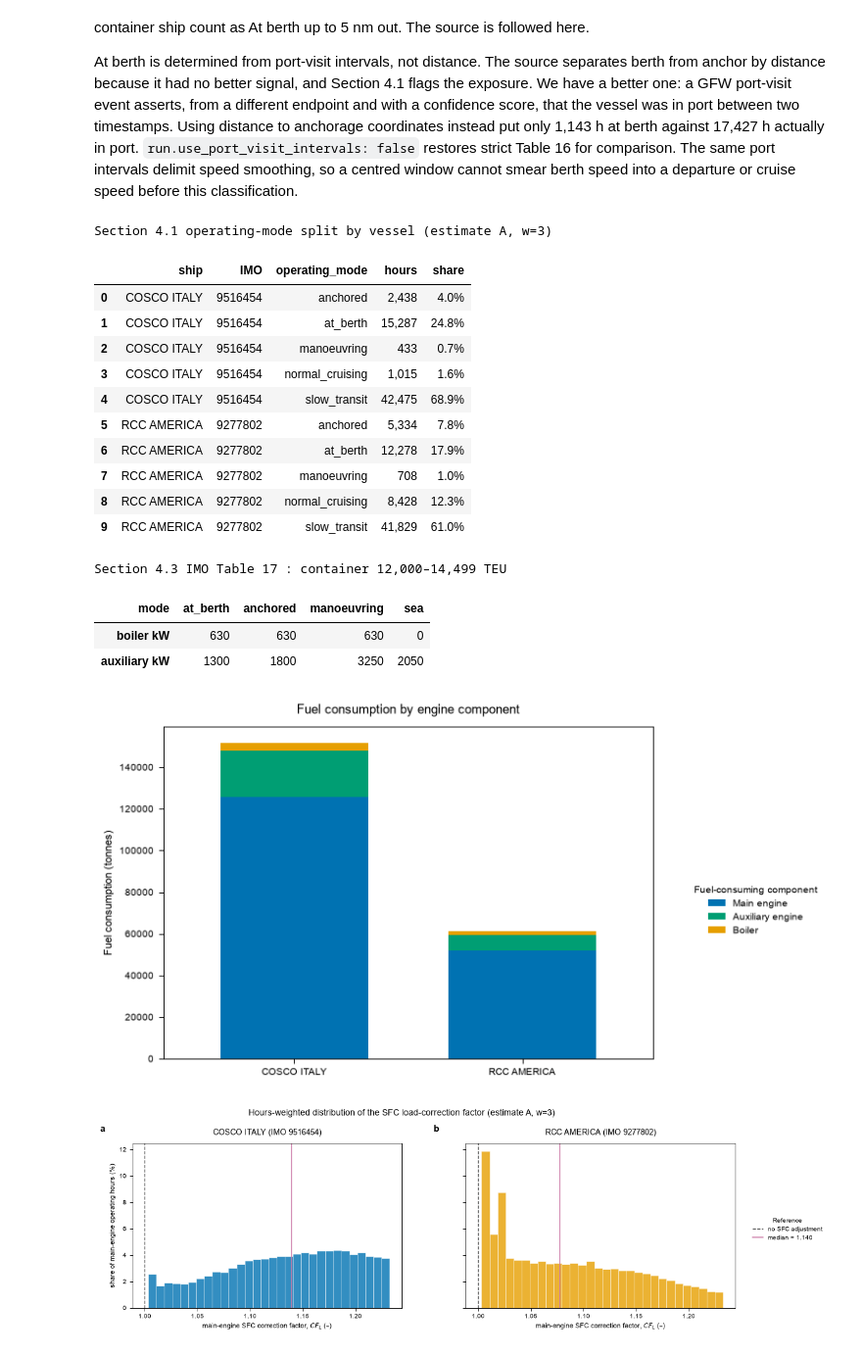
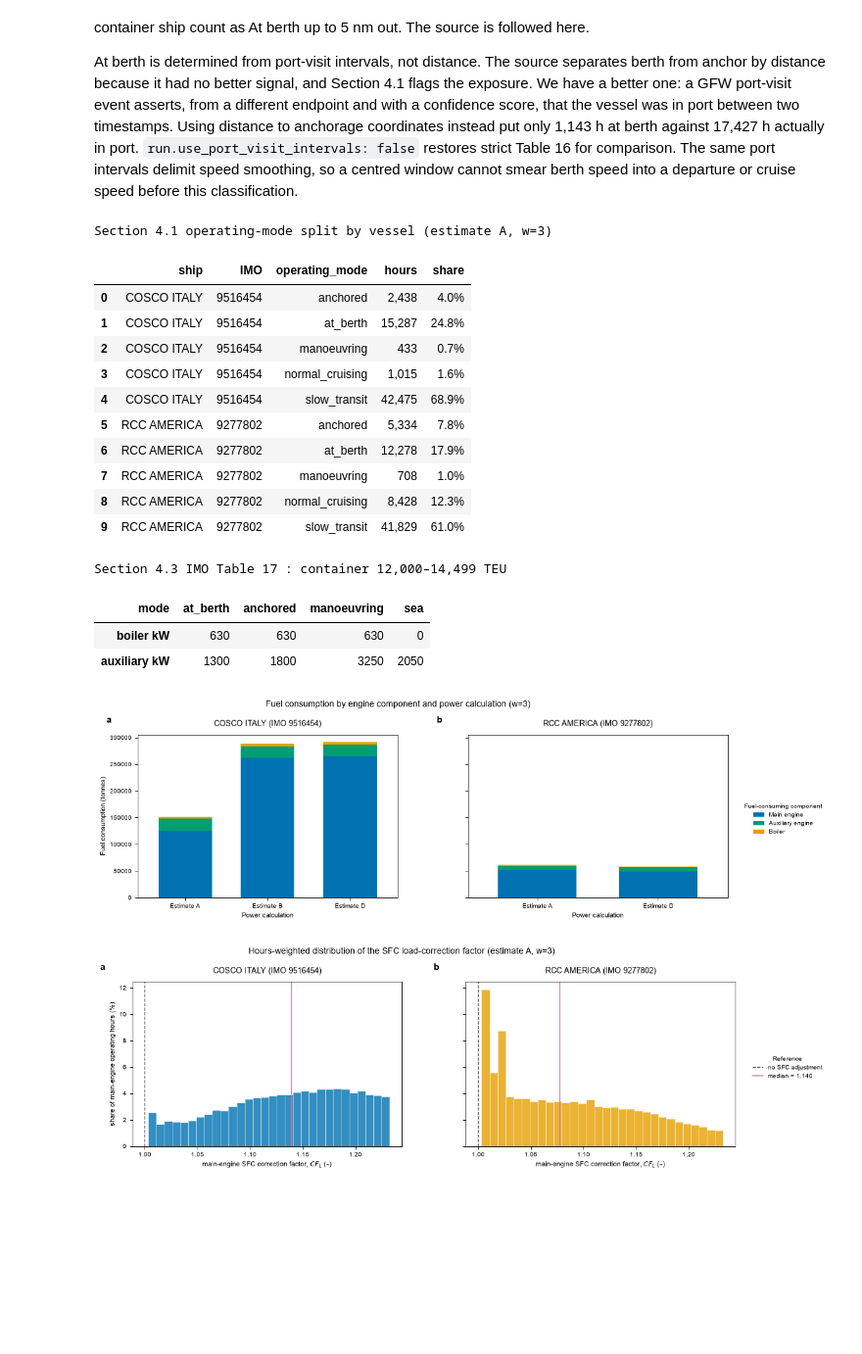
Before and after one commit to arantzazu-arregui/emissions-allocation, a Jupyter notebook: notebooks/01_methodology_walkthrough.ipynb, the cells around one changed output. Shown at 98% size. Drawn from its saved outputs; the diff is of its cells as text; code cells hidden in the pictures; blank space fills up the shorter version.

Commit message:
Modified figures in notebooks to improve clarity.

```diff
--- a/notebooks/01_methodology_walkthrough.ipynb
+++ b/notebooks/01_methodology_walkthrough.ipynb
@@ -812,47 +812,69 @@ display(pd.DataFrame({"mode": t17["modes"], "boiler kW": band["boiler"],
 
 component_columns = {
     "Main engine": "fc_me_g",
     "Auxiliary engine": "fc_ae_g",
     "Boiler": "fc_bo_g",
 }
+comparison_window = 3
 fuel_component_total_tonnes = (
-    ref.groupby("ship")[list(component_columns.values())]
+    hourly.loc[hourly["smoothing_window"].eq(comparison_window)]
+    .groupby(["ship", "IMO", "power_estimate"], observed=True)[list(component_columns.values())]
     .sum()
     .rename(columns={value: key for key, value in component_columns.items()})
 ) / 1e6
 
-fig, ax = plt.subplots(figsize=(7.6, 4.2), layout="constrained")
-fig.get_layout_engine().set(rect=(0.05, 0.08, 0.76, 0.94))
-fuel_component_total_tonnes.plot(
-    kind="bar", stacked=True, ax=ax, width=0.65, legend=False,
-    color=[COLOUR["blue"], COLOUR["teal"], COLOUR["gold"]],
+component_colours = {
+    "Main engine": COLOUR["blue"],
+    "Auxiliary engine": COLOUR["teal"],
+    "Boiler": COLOUR["gold"],
+}
+fig, axes = plt.subplots(1, len(list(cfg)), figsize=FIG_PANEL, sharey=True, layout="constrained")
+fig.get_layout_engine().set(rect=(0.04, 0.08, 0.80, 0.91), wspace=0.10)
+axes = np.atleast_1d(axes)
+for ax, v in zip(axes, cfg):
+    vessel_components = fuel_component_total_tonnes.xs(v.imo, level="IMO")
+    power_order = [
+        estimate for estimate in cfg.run["power_estimates"]
+        if estimate in vessel_components.index.get_level_values("power_estimate")
+    ]
+    vessel_components = vessel_components.xs(v.shipnames[0], level="ship").reindex(power_order)
+    vessel_components.plot(
+        kind="bar", stacked=True, ax=ax, width=0.65, legend=False,
+        color=[component_colours[column] for column in vessel_components.columns],
+    )
+    panel_heading(ax, chr(97 + list(cfg).index(v)), f"{v.shipnames[0]} (IMO {v.imo})")
+    ax.set_xlabel("Power calculation")
+    ax.set_xticklabels([f"Estimate {estimate}" for estimate in power_order], rotation=0)
+    ax.set_axisbelow(True)
+axes[0].set_ylabel("Fuel consumption (tonnes)")
+right_legend(
+    fig,
+    [Patch(facecolor=colour, edgecolor="none", label=label) for label, colour in component_colours.items()],
+    title="Fuel-consuming component",
 )
-panel_heading(ax, None, "Fuel consumption by engine component")
-ax.set_xlabel("")
-ax.tick_params(axis="x", labelrotation=0)
-ax.set_ylabel("Fuel consumption (tonnes)")
-ax.set_axisbelow(True)
-component_colours = {"Main engine": COLOUR["blue"], "Auxiliary engine": COLOUR["teal"], "Boiler": COLOUR["gold"]}
-right_legend(fig, [Patch(facecolor=colour, edgecolor="none", label=label) for label, colour in component_colours.items()], title="Fuel-consuming component")
+fig.suptitle(
+    f"Fuel consumption by engine component and power calculation (w={comparison_window})",
+    x=0.42, ha="center", fontsize=10,
+)
 plt.show()
 # %% [output]
 Section 4.1 operating-mode split by vessel (estimate A, w=3)
 |  | ship | IMO | operating_mode | hours | share |
 | 0 | COSCO ITALY | 9516454 | anchored | 2,438 | 4.0% |
 | 1 | COSCO ITALY | 9516454 | at_berth | 15,287 | 24.8% |
 | 2 | COSCO ITALY | 9516454 | manoeuvring | 433 | 0.7% |
 | 3 | COSCO ITALY | 9516454 | normal_cruising | 1,015 | 1.6% |
 | 4 | COSCO ITALY | 9516454 | slow_transit | 42,475 | 68.9% |
 | 5 | RCC AMERICA | 9277802 | anchored | 5,334 | 7.8% |
 | 6 | RCC AMERICA | 9277802 | at_berth | 12,278 | 17.9% |
 | 7 | RCC AMERICA | 9277802 | manoeuvring | 708 | 1.0% |
 | 8 | RCC AMERICA | 9277802 | normal_cruising | 8,428 | 12.3% |
 | 9 | RCC AMERICA | 9277802 | slow_transit | 41,829 | 61.0% |
 Section 4.3 IMO Table 17 : container 12,000–14,499 TEU
 | mode | at_berth | anchored | manoeuvring | sea |
 | boiler kW | 630 | 630 | 630 | 0 |
 | auxiliary kW | 1300 | 1800 | 3250 | 2050 |
-[figure, old version]
+[figure, new version]
 # %%
 c = cfg.factors["load_correction"]
 reference_scenario = f"{cfg.run['power_estimates'][0]}_w3"
```
Also changed, not shown: 1 other file.
